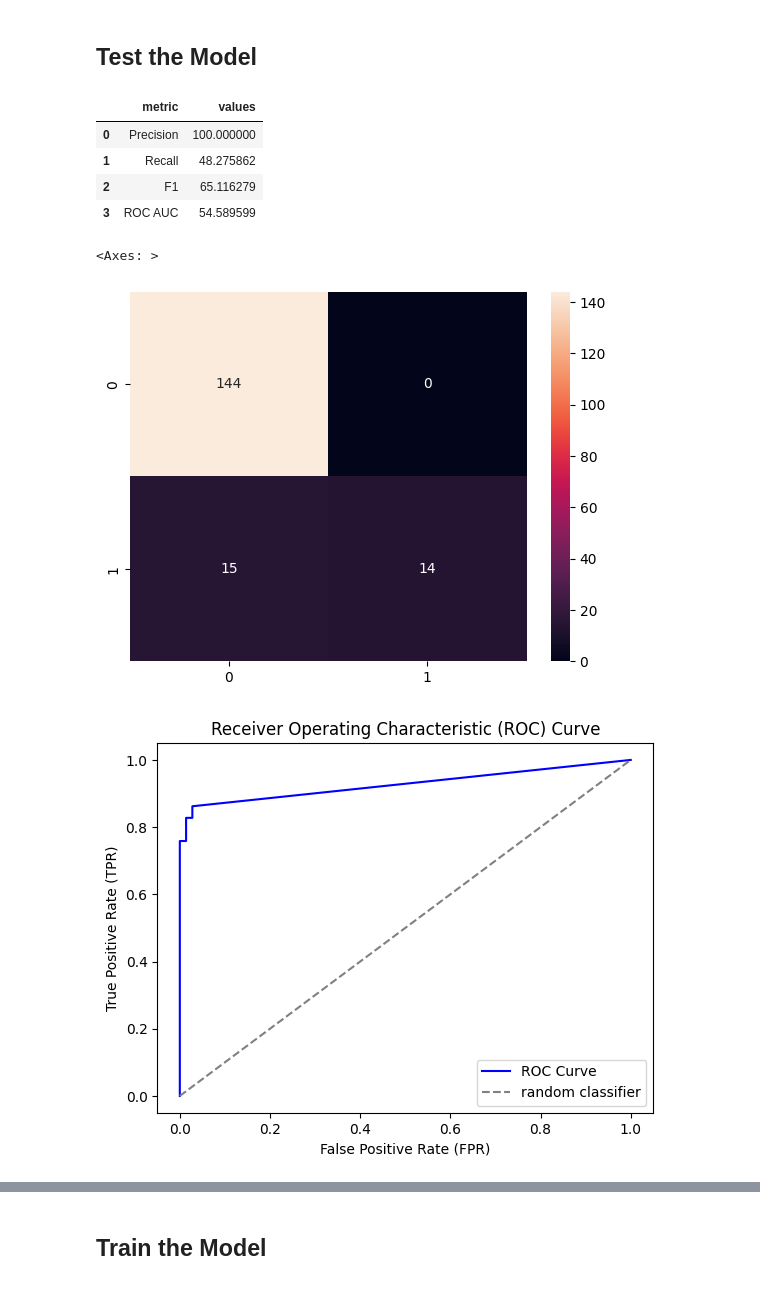
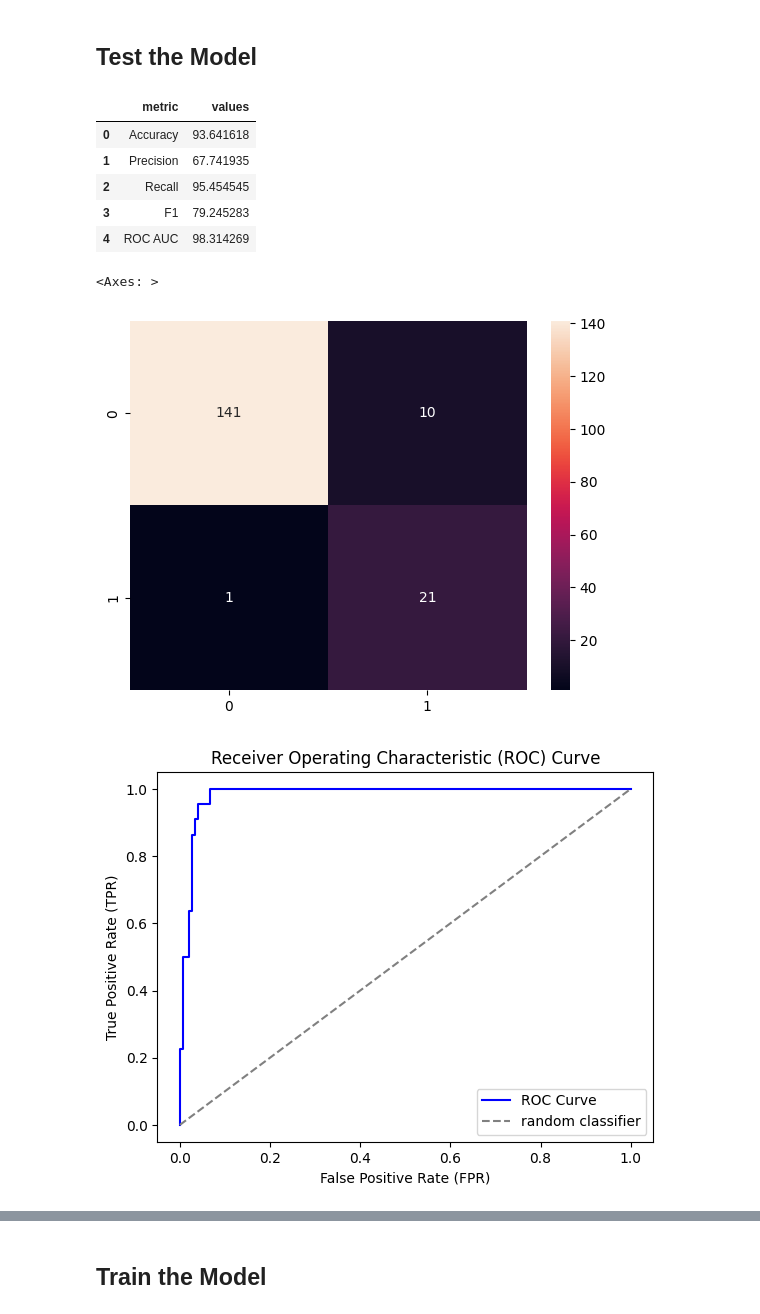
Before and after one commit to balbal1/Machine-Learning-Models, a Jupyter notebook: Machine_Learning_Project.ipynb, the cells around one changed output, grey strips where cells are left out. Drawn from its saved outputs; the diff is of its cells as text; code cells hidden in the pictures.

```diff
--- a/Machine_Learning_Project.ipynb
+++ b/Machine_Learning_Project.ipynb
@@ -103,0 +195,13 @@ KNeighborsClassifier(metric='euclidean', n_neighbors=6, weights='distance')
+# %%
+from sklearn import linear_model, preprocessing
+
+# Scale the Data for better fitting
+min_max_scaler = preprocessing.MinMaxScaler()
+
+X_train_scaled = min_max_scaler.fit_transform(X_train)
+X_validate_scaled = min_max_scaler.fit_transform(X_validate)
+X_test_scaled = min_max_scaler.fit_transform(X_test)
+# %%
+# Fit the model
+logistic_clf = linear_model.LogisticRegression()
+logistic_clf.fit(X_train_scaled, y_train)
@@ -125,2 +232,10 @@ best_knn.score(X_validate, y_validate)
 # %% [markdown]
 ### Second Trail
+# %%
+# change class weight and fit the model again
+logistic_clf.class_weight = {0: 1, 1: 5}
+logistic_clf.fit(X_train_scaled, y_train)
+
+# Calculate the predicted result
+y_validate_pred = logistic_clf.predict(X_validate_scaled)
+y_validate_prob = logistic_clf.predict_proba(X_validate_scaled)[:, 1]
@@ -128,25 +255,27 @@ best_knn.score(X_validate, y_validate)
 ## Test the Model
 # %%
 # Calculate the predicted result
-y_pred_test = best_knn.predict(X_test)
-y_prob_test = best_knn.predict_proba(X_test)[:, 1]
+y_test_pred = logistic_clf.predict(X_test_scaled)
+y_test_prob = logistic_clf.predict_proba(X_test_scaled)[:, 1]
 # %%
 # Compute test metrics
-get_metrics(y_test, y_pred_test, y_prob_test)
+logistic_metrics = get_metrics(y_test, y_test_pred, y_test_prob)
+logistic_metrics
 # %% [output]
 |  | metric | values |
-| 0 | Precision | 100.000000 |
-| 1 | Recall | 48.275862 |
-| 2 | F1 | 65.116279 |
-| 3 | ROC AUC | 54.589599 |
+| 0 | Accuracy | 93.641618 |
+| 1 | Precision | 67.741935 |
+| 2 | Recall | 95.454545 |
+| 3 | F1 | 79.245283 |
+| 4 | ROC AUC | 98.314269 |
 # %%
 # Compute the confusion matrix
-conf_matrix_test = confusion_matrix(y_test, y_pred_test)
-sns.heatmap(conf_matrix_test, annot=True, fmt='.0f')
+conf_matrix = confusion_matrix(y_test, y_test_pred)
+sns.heatmap(conf_matrix, annot=True, fmt='.0f')
 # %% [output]
 <Axes: >
-[figure, old version]
+[figure, new version]
 # %%
-draw_roc(y_test, y_prob_test)
+draw_roc(y_test, y_test_prob)
 # %% [output]
-[figure, old version]
+[figure, new version]
```
Also changed, not shown: parts of 54 cells of this notebook.
